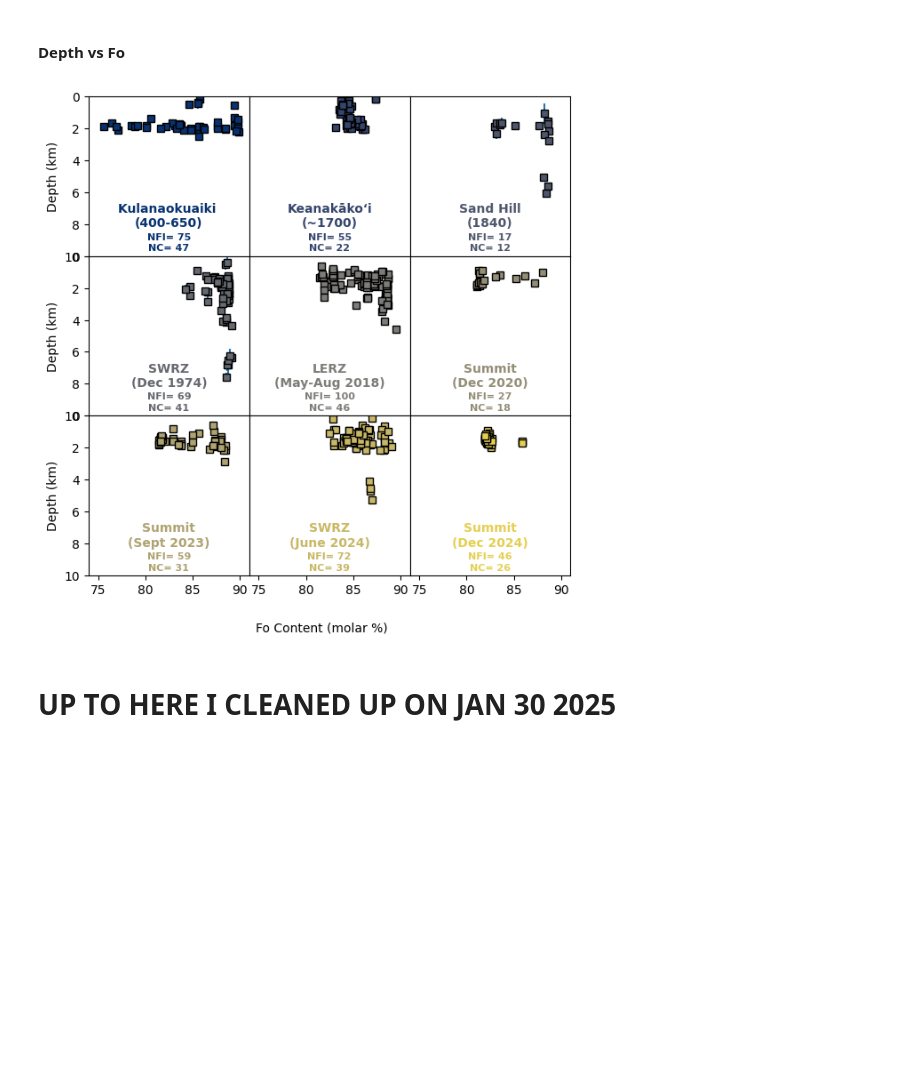
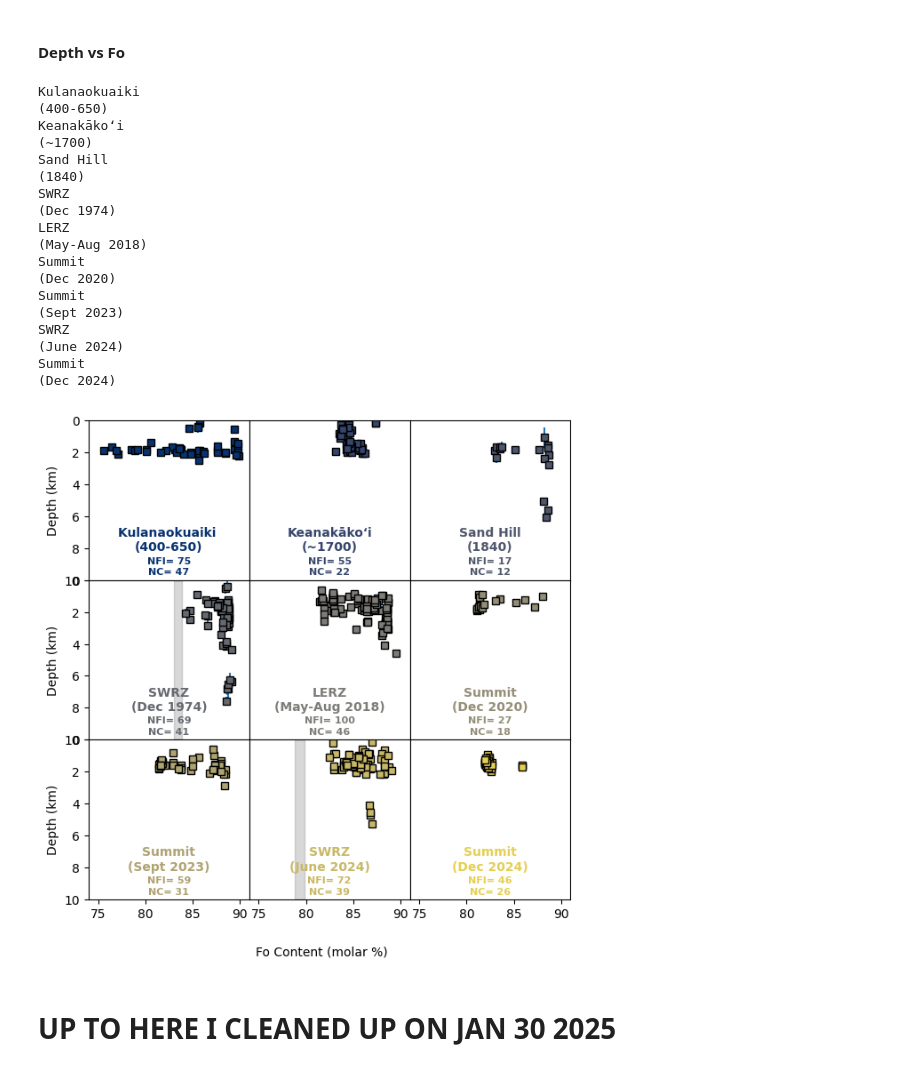
Before and after one commit to cljdevitre/PrePostCalderaKil_2025, a Jupyter notebook: Version_on_pcloud/Plotting_notebooks/Plotting.ipynb, the cells around one changed output. Saved outputs shown, nothing was run; the diff lists cells and outputs as text; code cells hidden in the pictures; blank space fills up the shorter version.

```diff
--- a/Version_on_pcloud/Plotting_notebooks/Plotting.ipynb
+++ b/Version_on_pcloud/Plotting_notebooks/Plotting.ipynb
@@ -341,14 +340,14 @@ for i, (ax, data, title, ann_color) in enumerate(zip(axes, datasets, titles, ann
     fontsize = 9
     # ax.annotate(title, xy=(0.25, 0.5), xycoords='axes fraction', fontsize=fontsize,
     #             ha='center', va='center', color=ann_color, fontweight='bold', rotation=90)
-    # ax.annotate(f'NC= {data[(data['GOS'].notna()) & (data['Sample_crystal'].notna())]['Sample_crystal'].nunique()}',
-    #             xy=(0.75, 0.5), xycoords='axes fraction', fontsize=fontsize,
-    #             ha='center', va='center', color=ann_color, fontweight='bold', rotation=90)
+    ax.annotate(f"NC= {len(data[(data['Fo'].notna())])}",
+                xy=(0.75, 0.5), xycoords='axes fraction', fontsize=fontsize,
+                ha='center', va='center', color=ann_color, fontweight='bold', rotation=90)
 
 # Adjust layout and save
 plt.subplots_adjust(wspace=0)  # Slight spacing between plots
-fig.savefig(figpath + slash + 'Dec24_Kendra_Ol_violin_plot.pdf', format='pdf', dpi=300, transparent=False)
 
 # Optionally set xlim
 ax.set_ylim([74, 91])
+fig.savefig(figpath + slash + 'Dec24_Kendra_Ol_violin_plot.pdf', format='pdf', dpi=300, transparent=False)
 # %% [output]
@@ -356,0 +355,6 @@ ax.set_ylim([74, 91])
+# %%
+KD24_ols_profiles_Kendra=pd.read_excel(MasterFolder+slash+"Data"+slash+"Unpubd data from Kendra"+slash+"December2024HMM_Diffusion_Master_01142025.xlsx",sheet_name="ol33")
+
+KD24_ols_profiles_Kendra =KD24_ols_profiles_Kendra.loc[:, ~KD24_ols_profiles_Kendra.columns.str.contains('Unnamed')].dropna(how='all')#.drop(KD24_ols_profiles_Kendra.tail(6).index)
+
+KD24_ols_profiles_Kendra
@@ -356,0 +429,7 @@ ax.set_ylim([74, 91])
+# %%
+K24_ols_profiles_Kendra=pd.read_excel(MasterFolder+slash+"Data"+slash+"Unpubd data from Kendra"+slash+"3087-1_Lynn_2020Kilauea_DataTables_01122024.xlsx",sheet_name="Ol 2",skiprows=2)
+
+K24_ols_profiles_Kendra =K24_ols_profiles_Kendra.loc[:, ~K24_ols_profiles_Kendra.columns.str.contains('Unnamed')].dropna(how='all')#.drop(K24_ols_profiles_Kendra.tail(6).index)
+
+# K24_ols_profiles_Kendra=K24_ols_profiles_Kendra[K24_ols_profiles_Kendra['Valid']==1]
+K24_ols_profiles_Kendra
@@ -356,0 +501,6 @@ ax.set_ylim([74, 91])
+# %%
+K24_ols_profiles_Kendra=pd.read_excel(MasterFolder+slash+"Data"+slash+"Unpubd data from Kendra"+slash+"3087-1_Lynn_2020Kilauea_DataTables_01122024.xlsx",sheet_name="S1 Timescales Summary",skiprows=2)
+K24_ols_profiles_Kendra =K24_ols_profiles_Kendra.loc[:, ~K24_ols_profiles_Kendra.columns.str.contains('Unnamed')].dropna(how='all')#.drop(K24_ols_profiles_Kendra.tail(6).index)
+
+# K24_ols_profiles_Kendra=K24_ols_profiles_Kendra[K24_ols_profiles_Kendra['Valid']==1]
+K24_ols_profiles_Kendra
@@ -410,34 +625,57 @@ for i, (ax, data, title, ann_color) in enumerate(zip(axes, datasets, titles, ann
 
     # Ensure tick marks for x-axis
     ax.tick_params(axis='x', which='both', bottom=True, top=False, labelbottom=(i >= num_axes - num_cols))
 
     # Add title and annotation
     fontsize = 10
     ax.annotate(title, xy=(0.5, 0.25), xycoords='axes fraction', fontsize=fontsize,
                 ha='center', va='center', color=ann_color, fontweight='bold')
 
     ax.annotate(f'NFI= {len(data)}', xy=(0.5, 0.12), xycoords='axes fraction', fontsize=fontsize-2,
                 ha='center', va='center', color=ann_color, fontweight='bold')
 
     ax.annotate(f'NC= {len(data["Sample_crystal"].unique())}', xy=(0.5, 0.05), xycoords='axes fraction',
                 fontsize=fontsize-2, ha='center', va='center', color=ann_color, fontweight='bold')
+    print(title)
+    if title =="SWRZ\n(Dec 1974)":
+        ax.fill_betweenx(y=[0, 10], x1=83.01501029514966, x2=83.84032141030799, color='grey', alpha=0.3, label='Eq ol Shea 24')
+    elif title =="SWRZ\n(June 2024)":
+        ax.fill_betweenx(y=[0, 10], x1=78.86156115618836, x2=79.83991990449506, color='grey', alpha=0.3, label='Eq ol Shea 24')
 
 # Hide empty subplots if necessary
 for j in range(i + 1, len(axes)):
     fig.delaxes(axes[j])
 
 # Adjust layout
 plt.subplots_adjust(hspace=0, wspace=0)
 
 # Add x-axis label only on the bottom row
 fig.text(0.5, 0.02, 'Fo Content (molar %)', ha='center', fontsize=10)
 
 # Save figure
 fig.savefig(figpath + slash + 'Kil_Fodepth_plot.pdf', format='pdf', dpi=300, transparent=False)
 
 plt.show()
 # %% [output]
+Kulanaokuaiki
+(400-650)
+Keanakākoʻi
+(~1700)
+Sand Hill
+(1840)
+SWRZ
+(Dec 1974)
+LERZ
+(May-Aug 2018)
+Summit
+(Dec 2020)
+Summit
+(Sept 2023)
+SWRZ
+(June 2024)
+Summit
+(Dec 2024)
-[figure, old version]
+[figure, new version]
 # %% [markdown]
 # UP TO HERE I CLEANED UP ON JAN 30 2025
 # %% [markdown]
```
Also changed, not shown: parts of 19 cells of this notebook, 20 other files.
